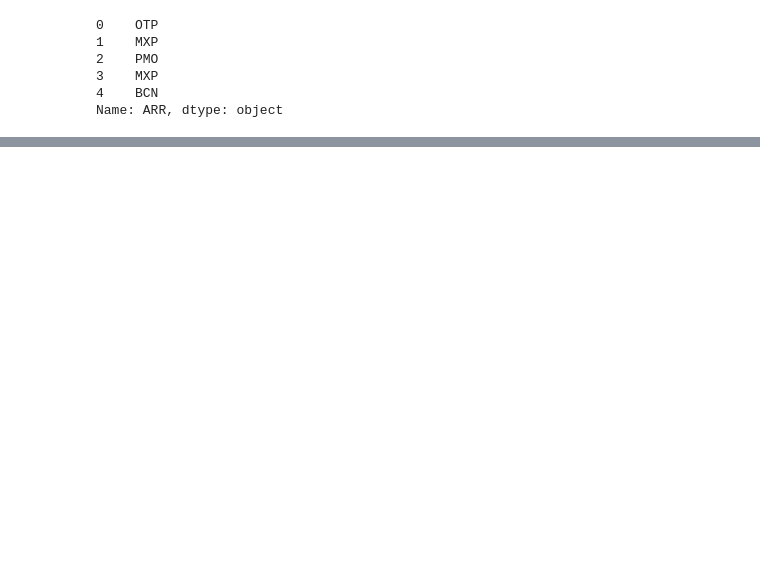
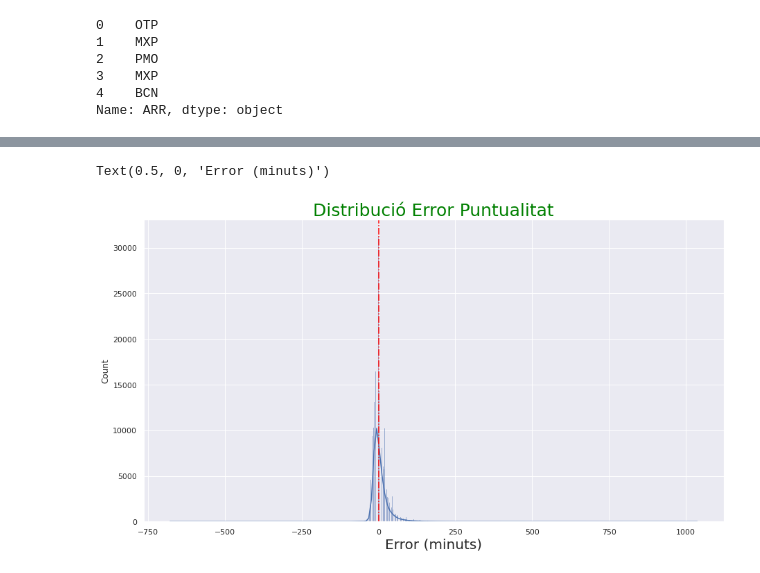
Before and after one commit to JMML2021/Entrega-projecte-final, a Jupyter notebook: Calculo_Ryainair2019ipynb.ipynb, the cells around one changed output, grey strips where cells are left out. Drawn from its saved outputs; the diff is of its cells as text; code cells hidden in the pictures; blank space fills up the shorter version.

```diff
--- a/Calculo_Ryainair2019ipynb.ipynb
+++ b/Calculo_Ryainair2019ipynb.ipynb
@@ -284,9 +311,12 @@ df.head()
 # %%
 plt.figure(figsize = (15,8))
-p= sns.histplot(data= df.E_Puntualidad, kde= True)
+p= sns.histplot(data= df.E_Puntualidad1, kde= True)
 p.axvline(x = 0, ymin=0, ymax= 12, color='red', linestyle= 'dashdot') # Objetivo
 p.set_title('Distribució Error Puntualitat', fontsize=25, color='green')
 p.set_xlabel("Error (minuts)", fontsize = 20)
+# %% [output]
+Text(0.5, 0, 'Error (minuts)')
+[figure, added]
 # %%
 # Eliminar los outliers
 df2=df.copy()
```
Also changed, not shown: parts of 22 cells of this notebook.
